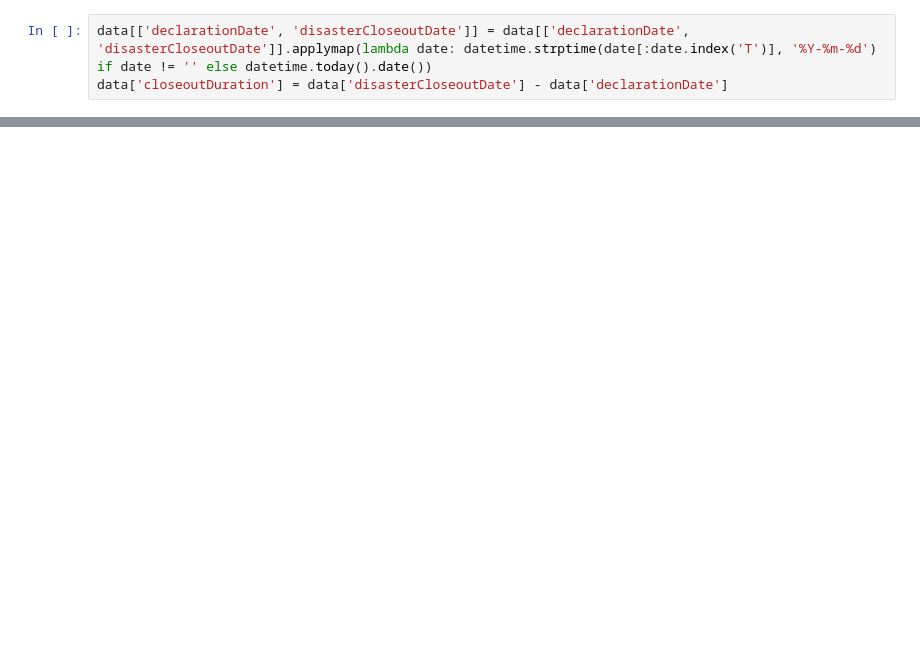
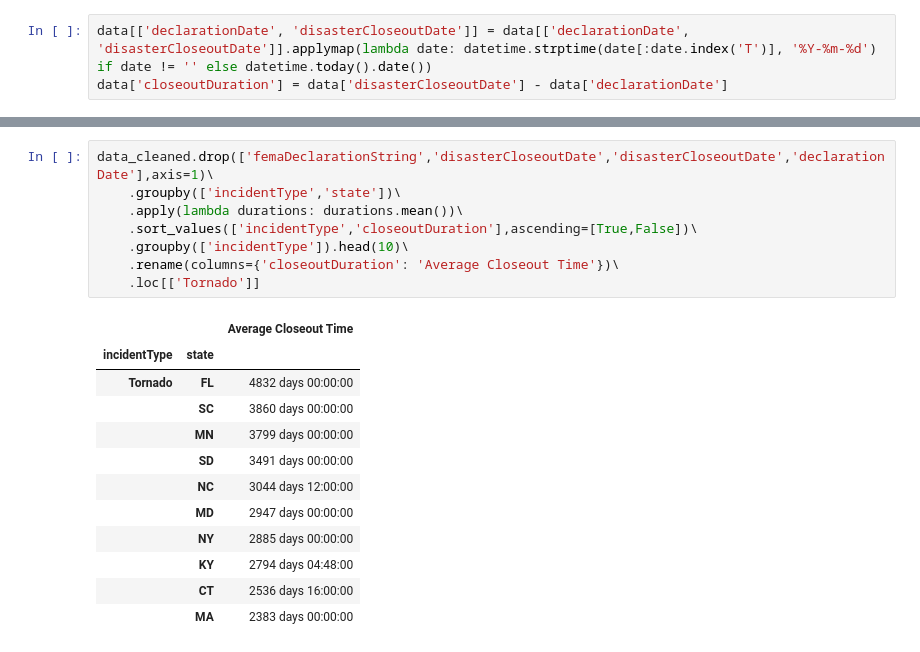
Before and after one commit to bwsi-remote-sensing-2021/Group5PandaProject, a Jupyter notebook: Project.ipynb, the cells around one changed output, grey strips where cells are left out. Saved outputs shown, nothing was run; the diff lists cells and outputs as text; blank space fills up the shorter version.

```diff
--- a/Project.ipynb
+++ b/Project.ipynb
@@ -107,0 +66,21 @@ data.sort_values(['incidentType','average','state'],ascending=False)
+# %%
+data_cleaned.drop(['femaDeclarationString','disasterCloseoutDate','disasterCloseoutDate','declarationDate'],axis=1)\
+    .groupby(['incidentType','state'])\
+    .apply(lambda durations: durations.mean())\
+    .sort_values(['incidentType','closeoutDuration'],ascending=[True,False])\
+    .groupby(['incidentType']).head(10)\
+    .rename(columns={'closeoutDuration': 'Average Closeout Time'})\
+    .loc[['Tornado']]
+# %% [output]
+|  |  | Average Closeout Time |
+| incidentType | state |  |
+| Tornado | FL | 4832 days 00:00:00 |
+|  | SC | 3860 days 00:00:00 |
+|  | MN | 3799 days 00:00:00 |
+|  | SD | 3491 days 00:00:00 |
+|  | NC | 3044 days 12:00:00 |
+|  | MD | 2947 days 00:00:00 |
+|  | NY | 2885 days 00:00:00 |
+|  | KY | 2794 days 04:48:00 |
+|  | CT | 2536 days 16:00:00 |
+|  | MA | 2383 days 00:00:00 |
```
Also changed, not shown: parts of 10 cells of this notebook.
